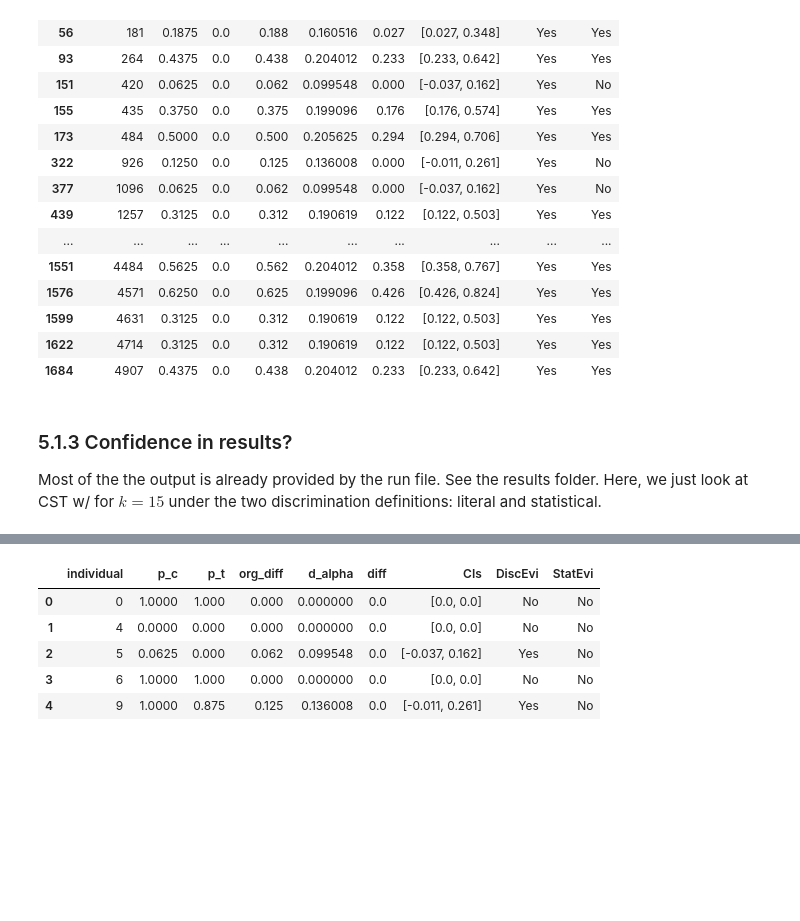
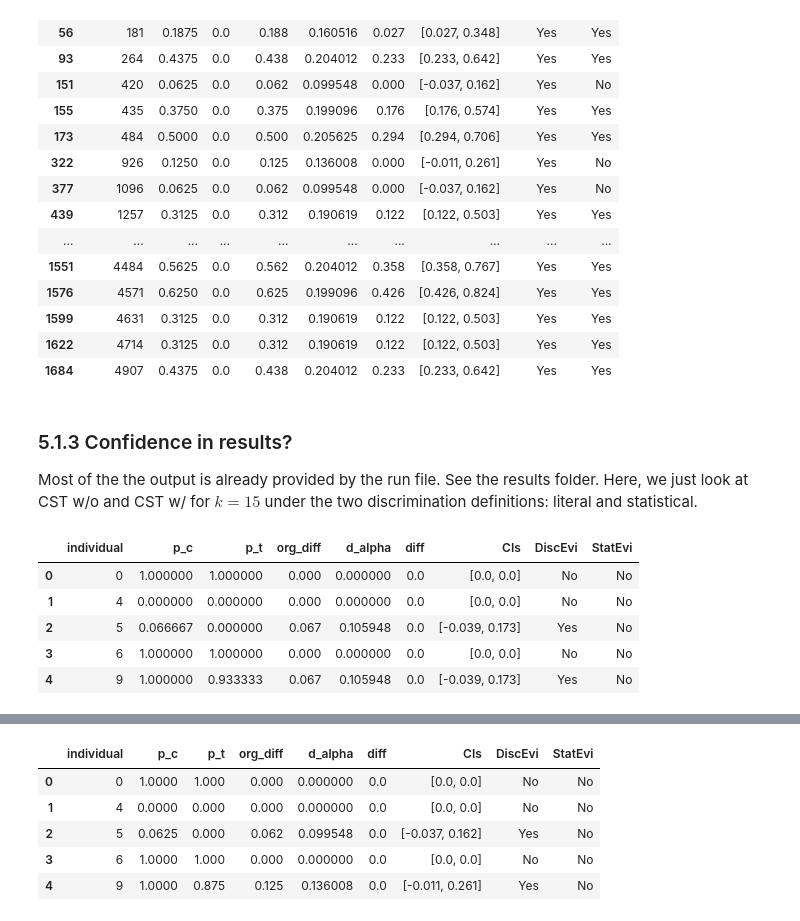
Before and after one commit to cc-jalvarez/counterfactual-situation-testing, a Jupyter notebook: src/analysis_loan_application.ipynb, the cells around one changed output, grey strips where cells are left out. Saved outputs shown, nothing was run; the diff lists cells and outputs as text; code cells hidden in the pictures; blank space fills up the shorter version.

```diff
--- a/src/analysis_loan_application.ipynb
+++ b/src/analysis_loan_application.ipynb
@@ -708,4 +708,4 @@ df_cf_sf_disc[df_cf_sf_disc['individual'].isin(res_df[(res_df['CF']==0.0) & (res
 # %% [markdown]
 ### 5.1.3 Confidence in results?
 
-Most of the the output is already provided by the run file. See the results folder. Here, we just look at CST w/ for $k=15$ under the two discrimination definitions: literal and statistical.
+Most of the the output is already provided by the run file. See the results folder. Here, we just look at CST w/o and CST w/ for $k=15$ under the two discrimination definitions: literal and statistical.
@@ -711,0 +716,10 @@ Most of the the output is already provided by the run file. See the results fold
+# %%
+cst_test = cf_st.get_test_discrimination()
+cst_test.head(5)
+# %% [output]
+|  | individual | p_c | p_t | org_diff | d_alpha | diff | CIs | DiscEvi | StatEvi |
+| 0 | 0 | 1.000000 | 1.000000 | 0.000 | 0.000000 | 0.0 | [0.0, 0.0] | No | No |
+| 1 | 4 | 0.000000 | 0.000000 | 0.000 | 0.000000 | 0.0 | [0.0, 0.0] | No | No |
+| 2 | 5 | 0.066667 | 0.000000 | 0.067 | 0.105948 | 0.0 | [-0.039, 0.173] | Yes | No |
+| 3 | 6 | 1.000000 | 1.000000 | 0.000 | 0.000000 | 0.0 | [0.0, 0.0] | No | No |
+| 4 | 9 | 1.000000 | 0.933333 | 0.067 | 0.105948 | 0.0 | [-0.039, 0.173] | Yes | No |
```
Also changed, not shown: parts of 5 cells of this notebook.
